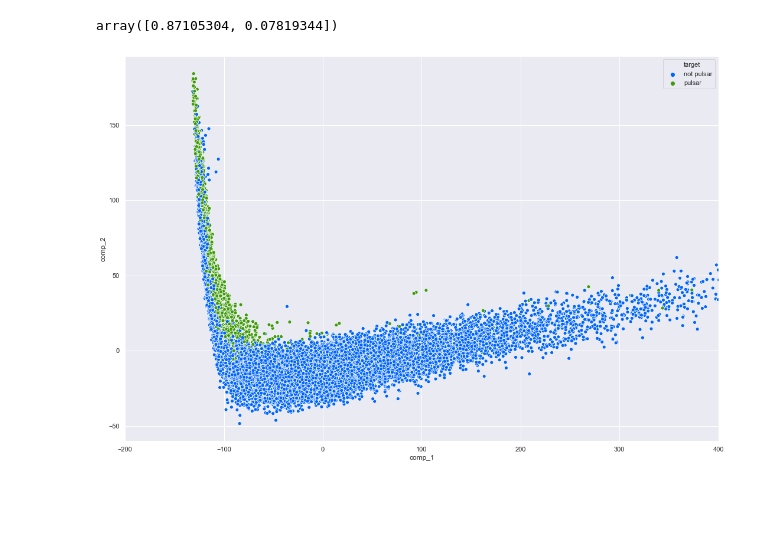
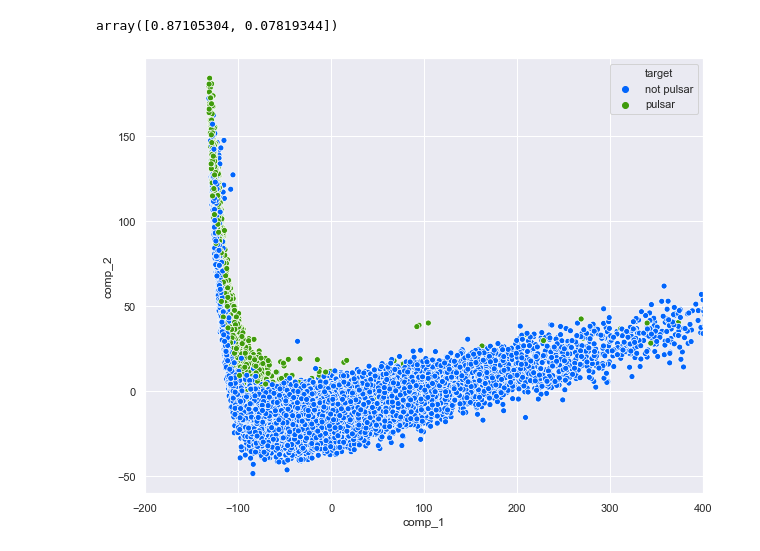
Before and after one commit to aribault/pulsar_classification, a Jupyter notebook: scripts/exploration.ipynb, the cells around one changed output. Cells and saved outputs as stored; diff of their text form; code cells hidden in the pictures; blank space fills up the shorter version.

Commit message:
more image sizes

```diff
--- a/scripts/exploration.ipynb
+++ b/scripts/exploration.ipynb
@@ -148,12 +148,12 @@ pca_data["comp_1"] = X_pca[:, 0]
 pca_data["comp_2"] = X_pca[:, 1]
 pca_data["target"] = data_for_plot["target"]
 # %%
-sns.set(rc={'figure.figsize':(18, 12)})
+sns.set(rc={'figure.figsize':(10, 8)})
 colors = ["bright blue", "grass green"]
 my_palette = list(map(lambda x: sns.xkcd_rgb[x], colors))
 
 sns.scatterplot(x="comp_1", y="comp_2", hue="target", palette=my_palette, data=pca_data);
 plt.xlim(-200, 400);
 plt.savefig("2d_pca_data.png")
 # %% [output]
-[figure, old version]
+[figure, new version]
```
Also changed, not shown: 3 other files.
